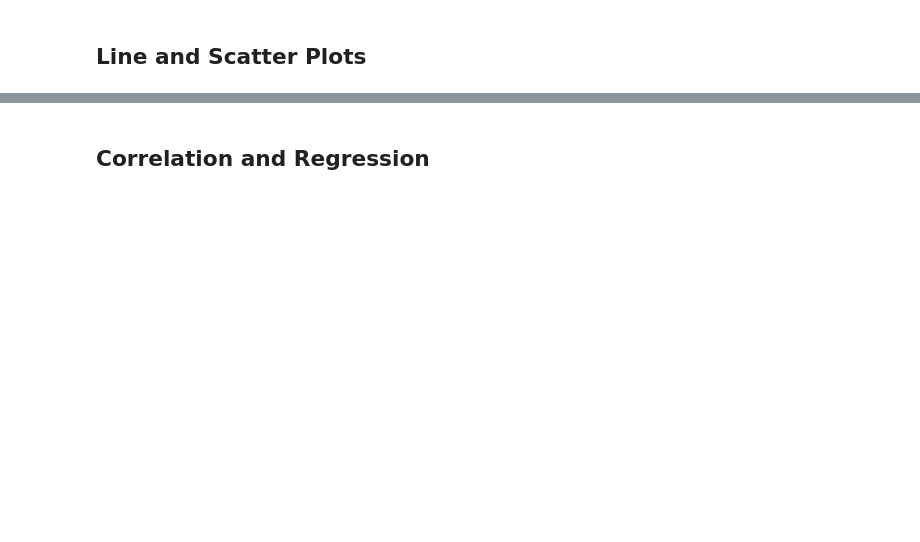
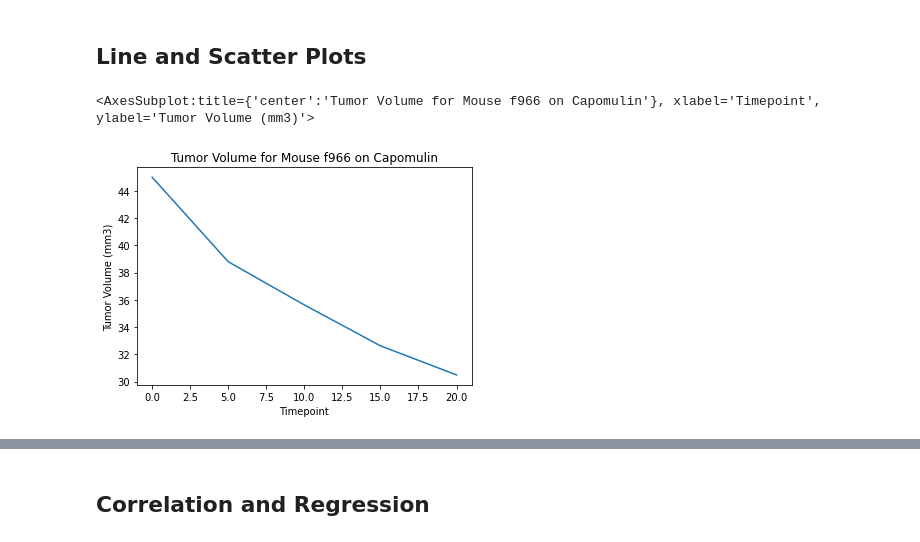
Before and after one commit to Ehurst224/MatPlotLib_SCC_Analysis, a Jupyter notebook: Pymaceuticals/pymaceuticals_starter.ipynb, the cells around one changed output, grey strips where cells are left out. Drawn from its saved outputs; the diff is of its cells as text; code cells hidden in the pictures; blank space fills up the shorter version.

```diff
--- a/Pymaceuticals/pymaceuticals_starter.ipynb
+++ b/Pymaceuticals/pymaceuticals_starter.ipynb
@@ -221,5 +245,11 @@ Values above 65.56092039375002 could be outliers.
 ## Line and Scatter Plots
 # %%
 # Generate a line plot of tumor volume vs. time point for a mouse treated with Capomulin
+capomulin_subset = df[(df['Mouse ID'] == 'f966')]
+ax.set_title('Tumor Volume for Mouse f966')
+capomulin_subset.plot.line('Timepoint', 'Tumor Volume (mm3)', legend = False, ylabel = 'Tumor Volume (mm3)', title = 'Tumor Volume for Mouse f966 on Capomulin')
+# %% [output]
+<AxesSubplot:title={'center':'Tumor Volume for Mouse f966 on Capomulin'}, xlabel='Timepoint', ylabel='Tumor Volume (mm3)'>
+[figure, added]
 # %%
 # Generate a scatter plot of average tumor volume vs. mouse weight for the Capomulin regimen
```
Also changed, not shown: parts of 9 cells of this notebook.
